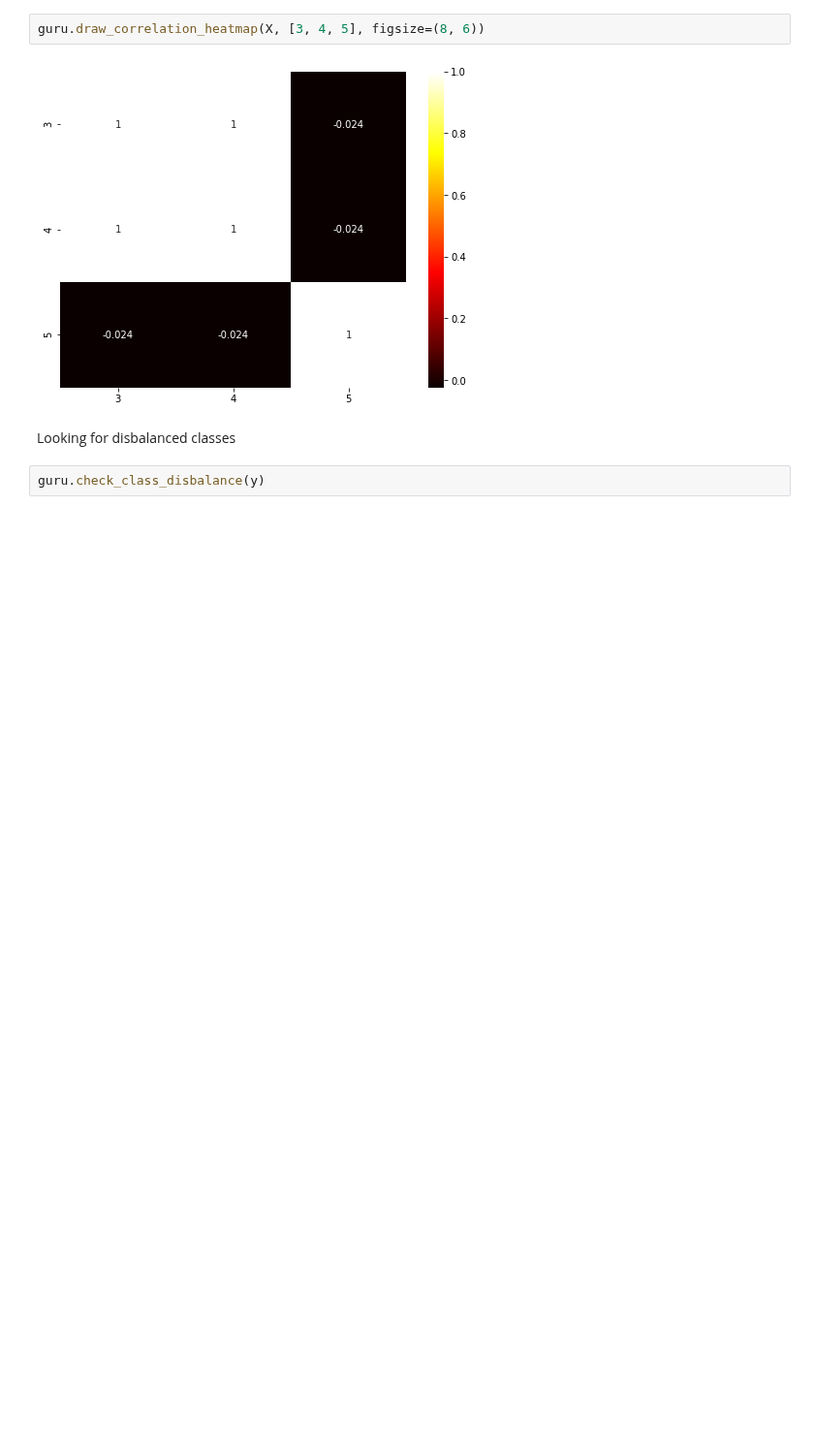
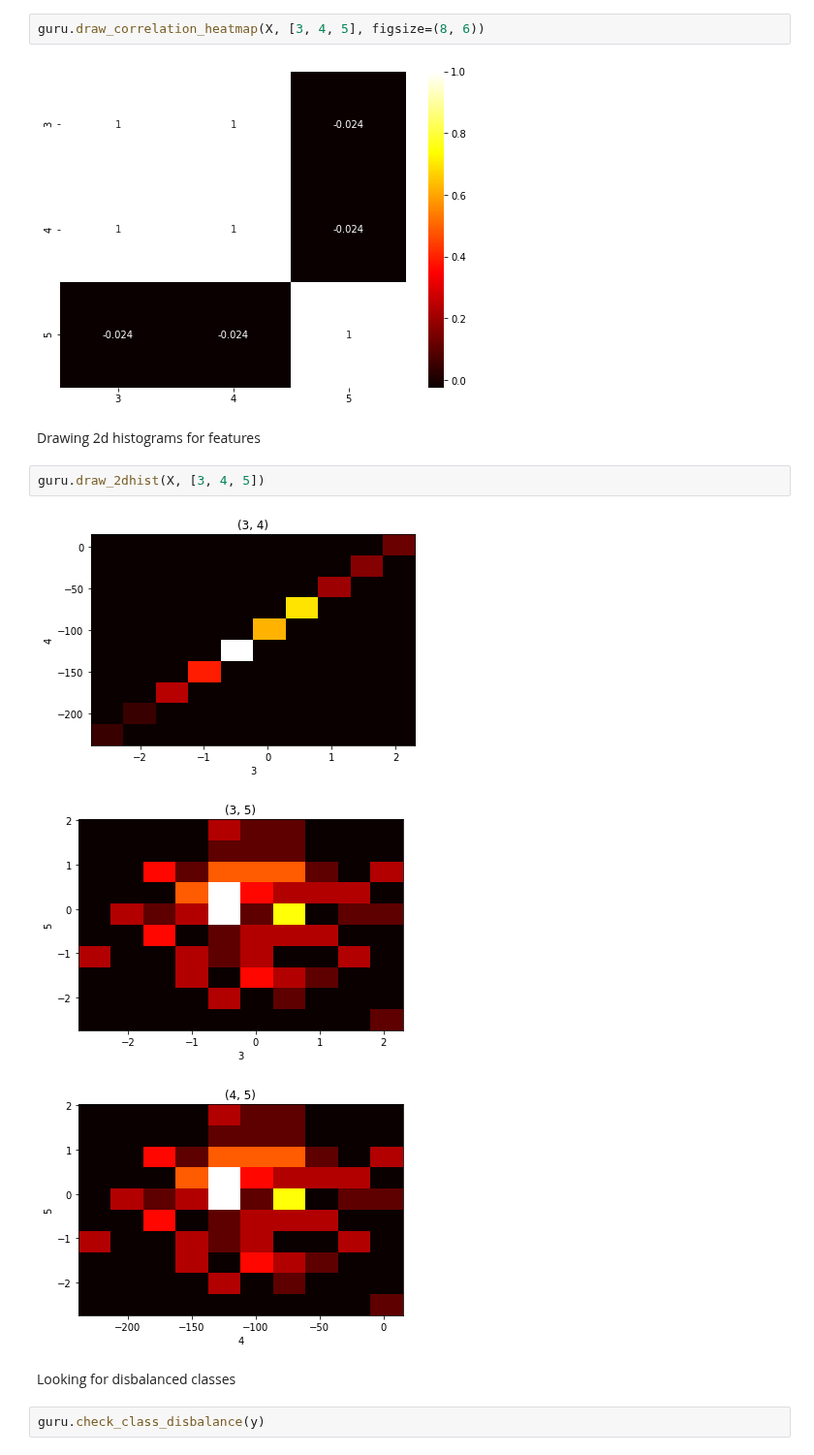
Before and after one commit to yandexdataschool/modelgym, a Jupyter notebook: example/guru_example.ipynb, the cells around one changed output. Shown at 97% size. Saved outputs shown, nothing was run; the diff lists cells and outputs as text; blank space fills up the shorter version.

Commit message:
update examples, add old image removal in rst generator

```diff
--- a/example/guru_example.ipynb
+++ b/example/guru_example.ipynb
@@ -66,6 +63,14 @@ Drawing correlation heatmap for features above
 guru.draw_correlation_heatmap(X, [3, 4, 5], figsize=(8, 6))
 # %% [output]
 [figure]
+# %% [markdown]
+Drawing 2d histograms for features
+# %%
+guru.draw_2dhist(X, [3, 4, 5])
+# %% [output]
+[figure, added]
+[figure, added]
+[figure, added]
 # %% [markdown]
 Looking for disbalanced classes
 # %%
```
Also changed, not shown: parts of 2 cells of this notebook, 21 other files.
